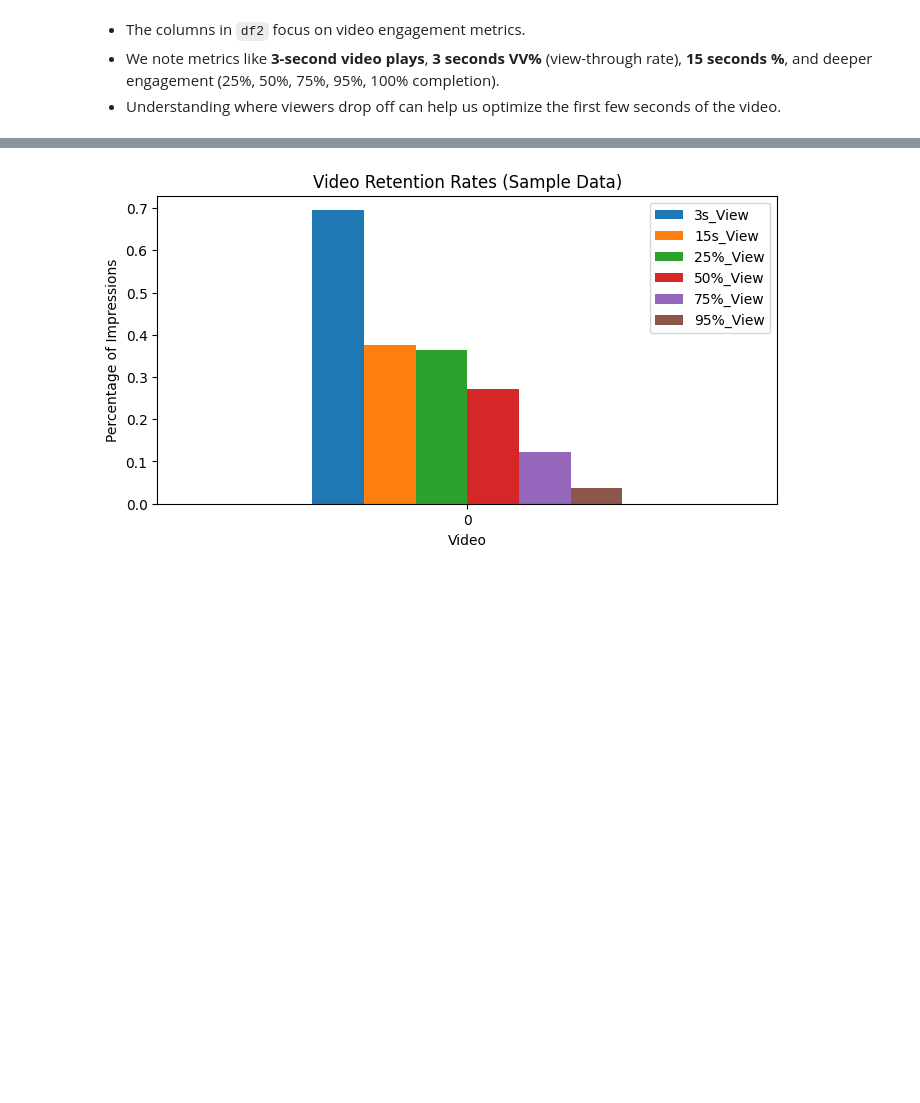
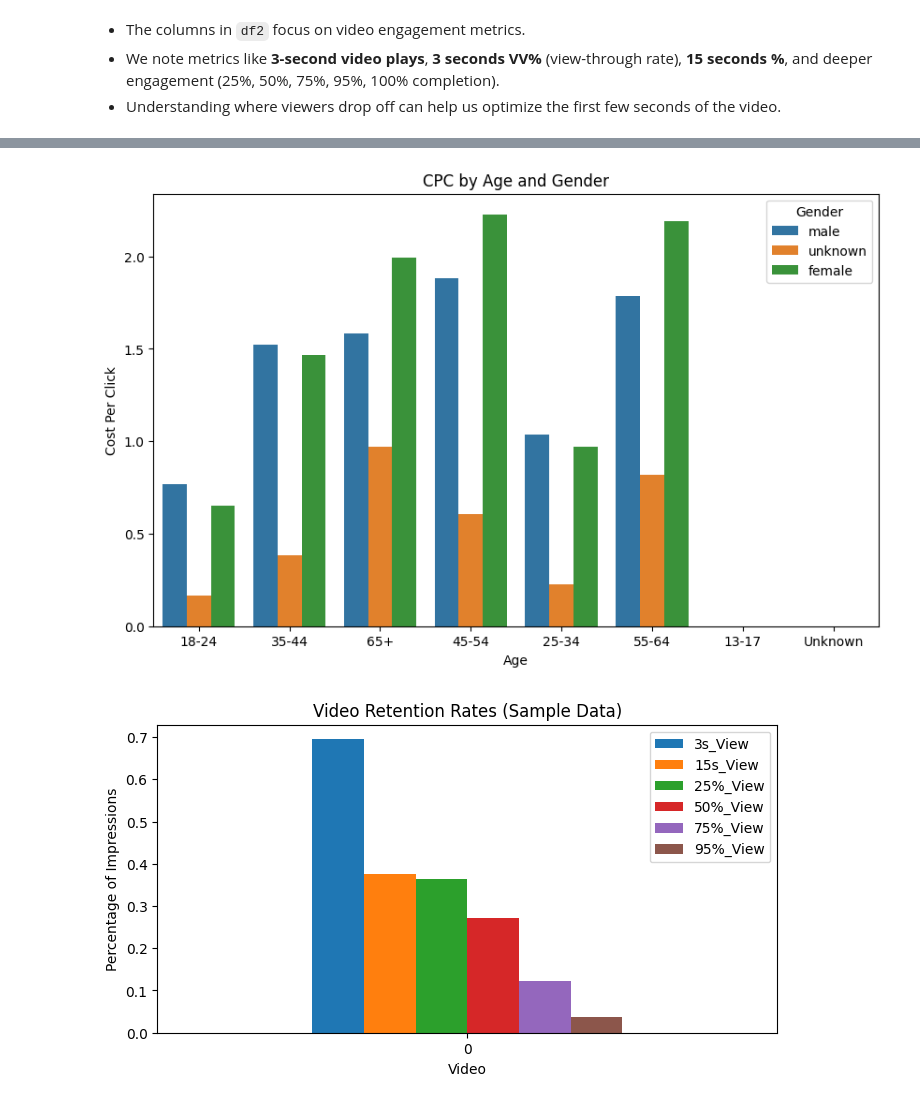
Before and after one commit to ShovalBenjer/ShovalBenjer, a Jupyter notebook: Marketing_Social_Analysis.ipynb, the cells around one changed output, grey strips where cells are left out. Cells and saved outputs as stored; diff of their text form; code cells hidden in the pictures; blank space fills up the shorter version.

```diff
--- a/Marketing_Social_Analysis.ipynb
+++ b/Marketing_Social_Analysis.ipynb
@@ -529,3 +512,13 @@ Index(['Reporting starts', 'Reporting ends', 'Impressions', 'Reach',
+# %%
+plt.figure(figsize=(10, 6))
+sns.barplot(data=pivot_age_gender.reset_index(), x='Age', y='Calculated_Cost_Per_Click', hue='Gender')
+plt.title("CPC by Age and Gender")
+plt.ylabel("Cost Per Click")
+plt.xlabel("Age")
+plt.legend(title="Gender")
+plt.show()
+# %% [output]
+[figure, added]
 # %%
 """
 We can visualize video engagement across the funnel:
```
Also changed, not shown: parts of 6 cells of this notebook.
